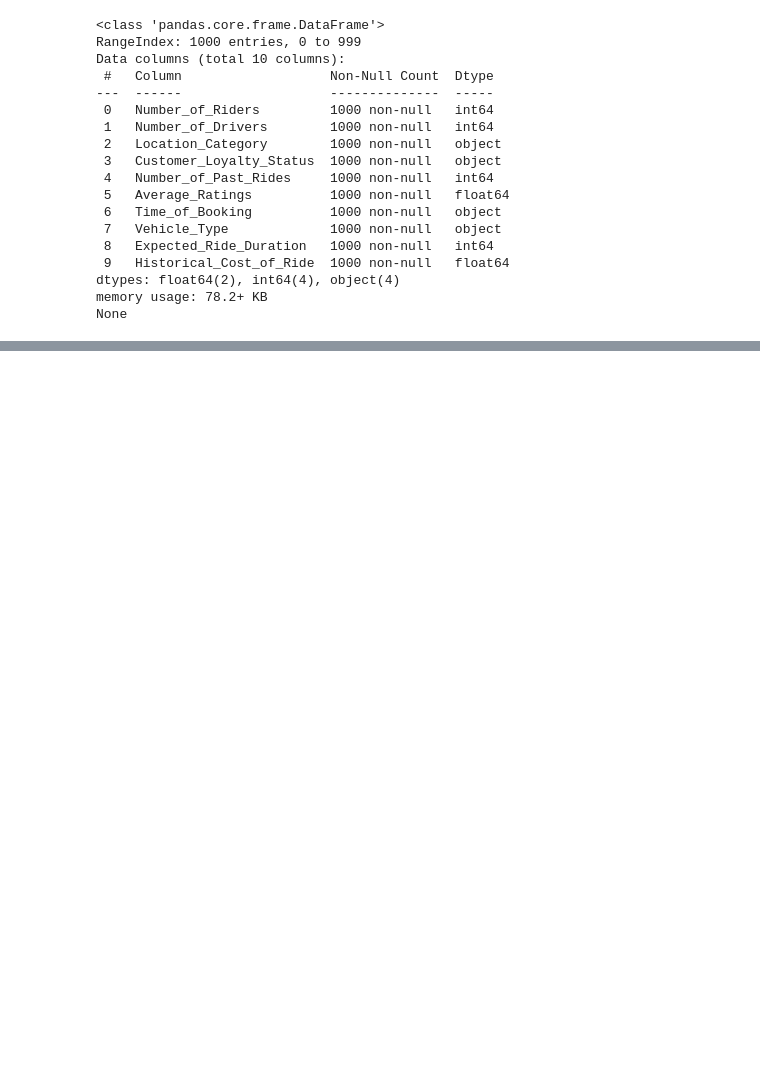
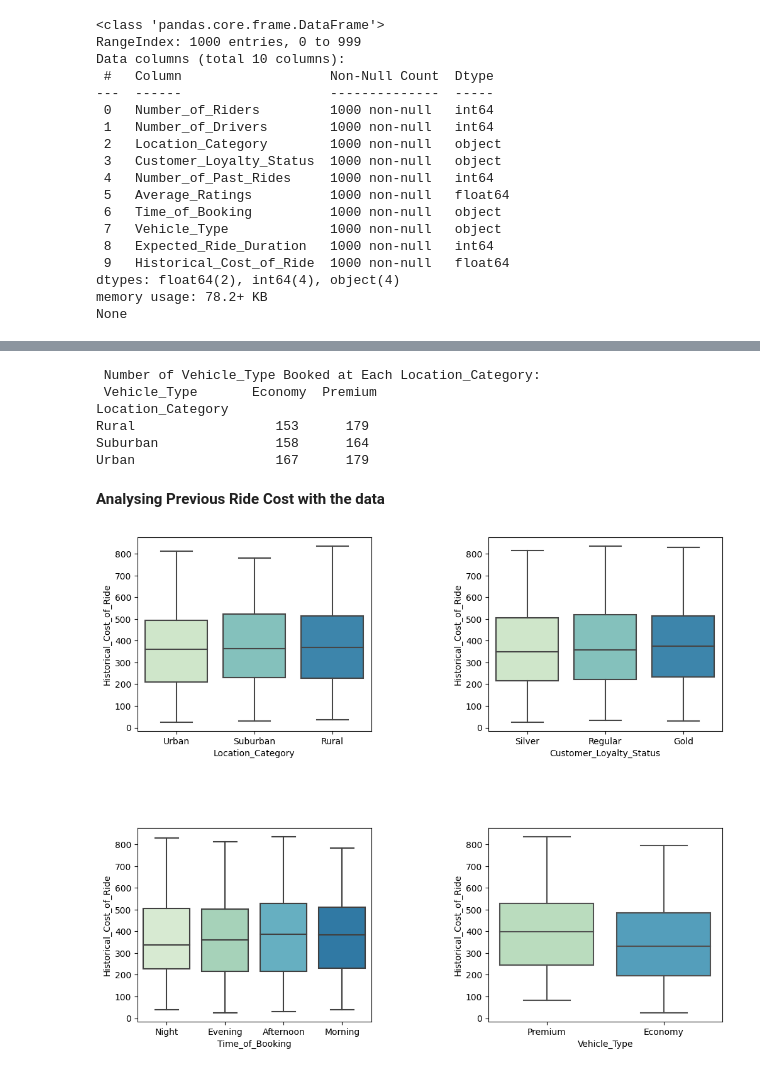
Before and after one commit to Sanskar-Bhushankar/Dynamic-Pricing-kaggle, a Jupyter notebook: dynamic-pricing-sanskar.ipynb, the cells around one changed output, grey strips where cells are left out. Saved outputs shown, nothing was run; the diff lists cells and outputs as text; code cells hidden in the pictures; blank space fills up the shorter version.

```diff
--- a/dynamic-pricing-sanskar.ipynb
+++ b/dynamic-pricing-sanskar.ipynb
@@ -229,0 +201,22 @@ plt.show()
+# %%
+vehicle_counts_by_location = data.groupby(['Location_Category', 'Vehicle_Type'])['Vehicle_Type'].count().unstack()
+print(" Number of Vehicle_Type Booked at Each Location_Category:\n", vehicle_counts_by_location)
+# %% [output]
+ Number of Vehicle_Type Booked at Each Location_Category:
+ Vehicle_Type       Economy  Premium
+Location_Category
+Rural                  153      179
+Suburban               158      164
+Urban                  167      179
+# %% [markdown]
+**Analysing Previous Ride Cost with the data**
+# %%
+cat = ['Location_Category', 'Customer_Loyalty_Status', 'Time_of_Booking', 'Vehicle_Type']
+plt.figure(figsize=(12,10))
+for i, c in enumerate(cat, 1):
+    plt.subplot(2,2,i)
+    sns.boxplot(y=data['Historical_Cost_of_Ride'], x=data[c],  palette='GnBu')
+plt.subplots_adjust(hspace=0.5, wspace=0.5)
+plt.show()
+# %% [output]
+[figure, added]
```
Also changed, not shown: parts of 28 cells of this notebook.
